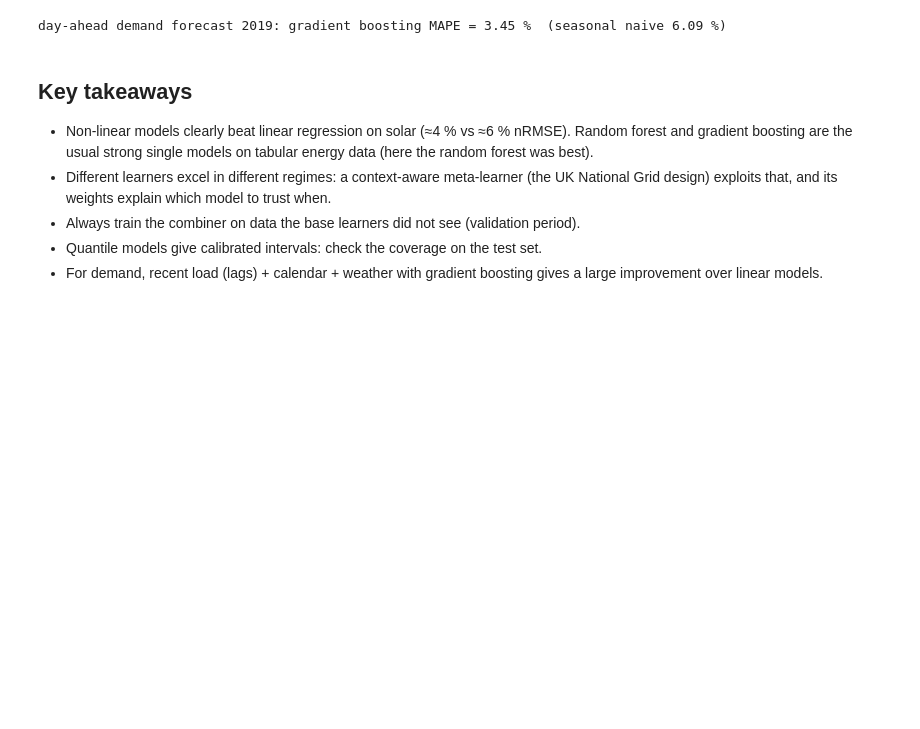
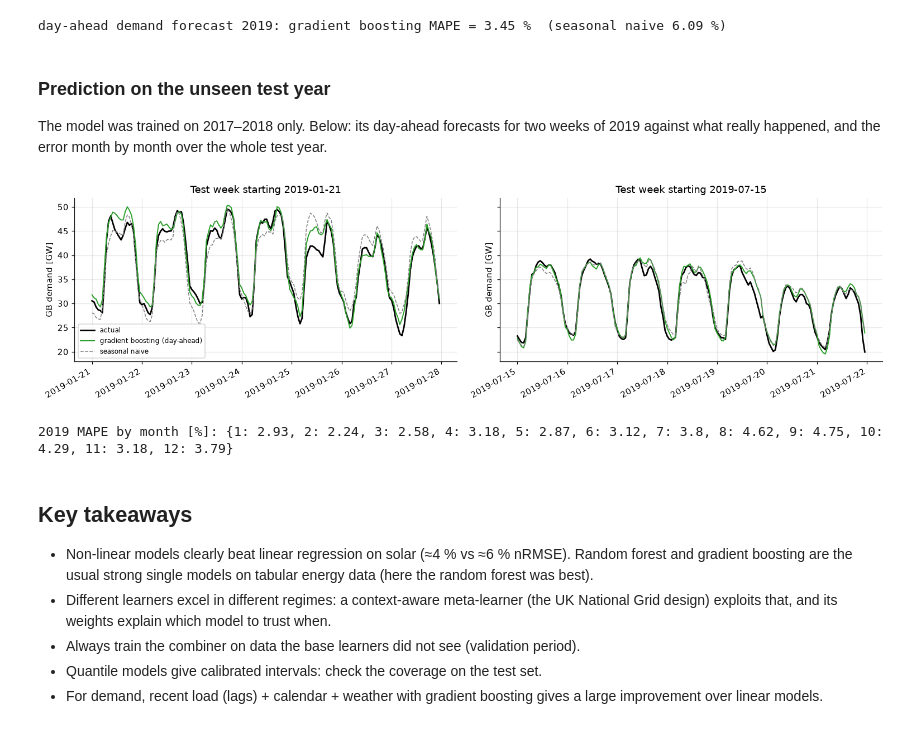
Before and after one commit to Djonfaga/energy-ai, a Jupyter notebook: notebooks/06_forecasting_ensembles_neural.ipynb, the cells around one changed output. Saved outputs shown, nothing was run; the diff lists cells and outputs as text; code cells hidden in the pictures; blank space fills up the shorter version.

```diff
--- a/notebooks/06_forecasting_ensembles_neural.ipynb
+++ b/notebooks/06_forecasting_ensembles_neural.ipynb
@@ -238,6 +238,25 @@ print(f"day-ahead demand forecast 2019: gradient boosting MAPE = {mape(teL.load_
       f"(seasonal naive {mape(teL.load_mw.values, df.load_mw.shift(168).loc[teL.index].values):.2f} %)")
 # %% [output]
 day-ahead demand forecast 2019: gradient boosting MAPE = 3.45 %  (seasonal naive 6.09 %)
+# %% [markdown]
+### Prediction on the unseen test year
+The model was trained on 2017–2018 only. Below: its day-ahead forecasts for two weeks of 2019 against what really
+happened, and the error month by month over the whole test year.
+# %%
+pred = pd.Series(pL, index=teL.index)
+naive = df.load_mw.shift(168).loc[teL.index]
+fig, ax = plt.subplots(1, 2, figsize=(14, 3.8), sharey=True)
+for a, (s, e) in zip(ax, (("2019-01-21", "2019-01-27"), ("2019-07-15", "2019-07-21"))):
+    a.plot(teL.load_mw.loc[s:e] / 1000, "k", lw=1.8, label="actual")
+    a.plot(pred.loc[s:e] / 1000, color="tab:green", lw=1.3, label="gradient boosting (day-ahead)")
+    a.plot(naive.loc[s:e] / 1000, color="tab:grey", lw=1.0, ls="--", label="seasonal naive")
+    a.set(title=f"Test week starting {s}", ylabel="GB demand [GW]")
+ax[0].legend(fontsize=8); fig.autofmt_xdate(); plt.tight_layout(); plt.show()
+err = (pred - teL.load_mw).abs() / teL.load_mw * 100
+print("2019 MAPE by month [%]:", err.groupby(err.index.month).mean().round(2).to_dict())
+# %% [output]
+[figure, added]
+2019 MAPE by month [%]: {1: 2.93, 2: 2.24, 3: 2.58, 4: 3.18, 5: 2.87, 6: 3.12, 7: 3.8, 8: 4.62, 9: 4.75, 10: 4.29, 11: 3.18, 12: 3.79}
 # %% [markdown]
 ## Key takeaways
 * Non-linear models clearly beat linear regression on solar (≈4 % vs ≈6 % nRMSE). Random forest and gradient
```
Also changed, not shown: parts of 3 cells of this notebook, 18 other files.
